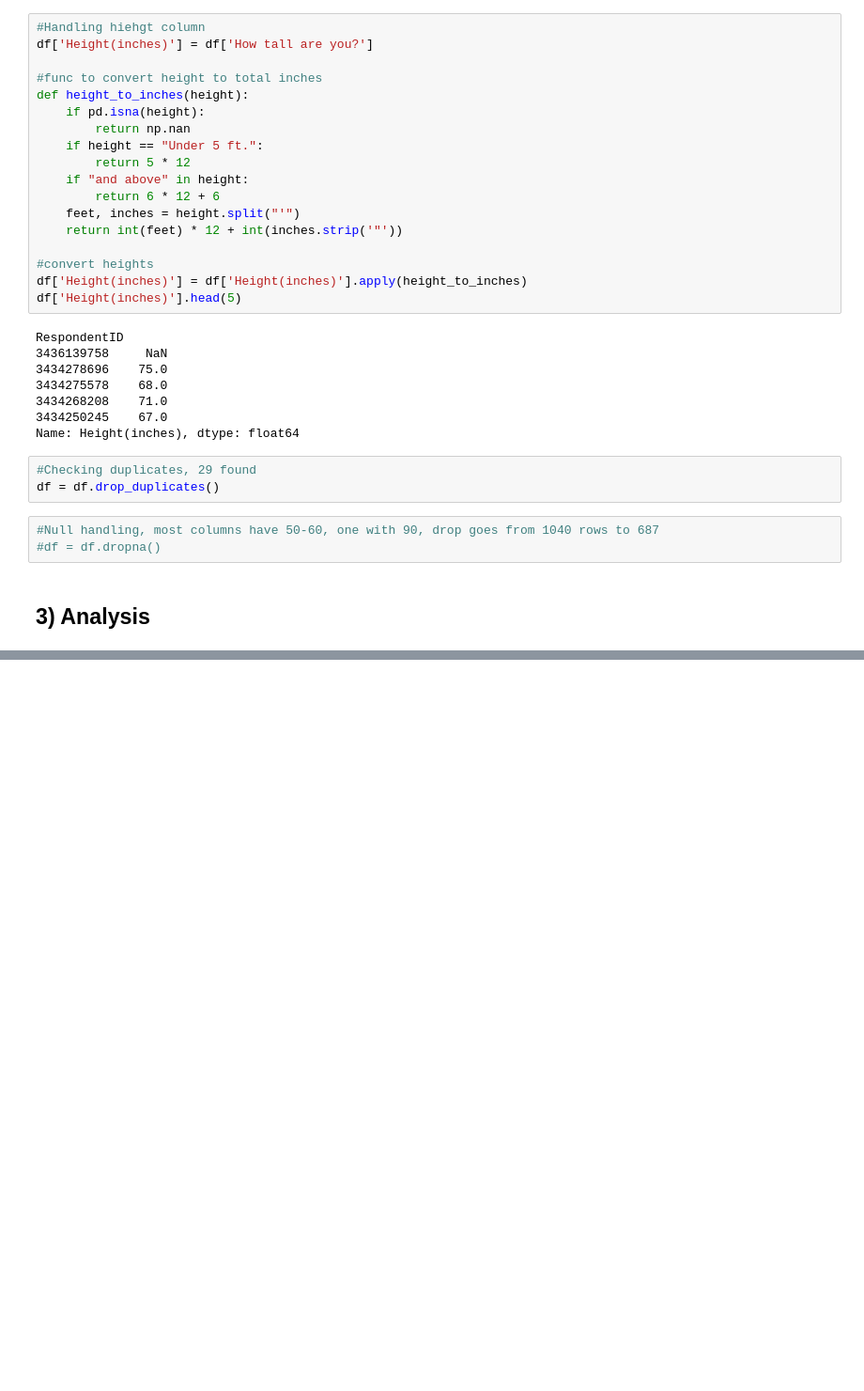
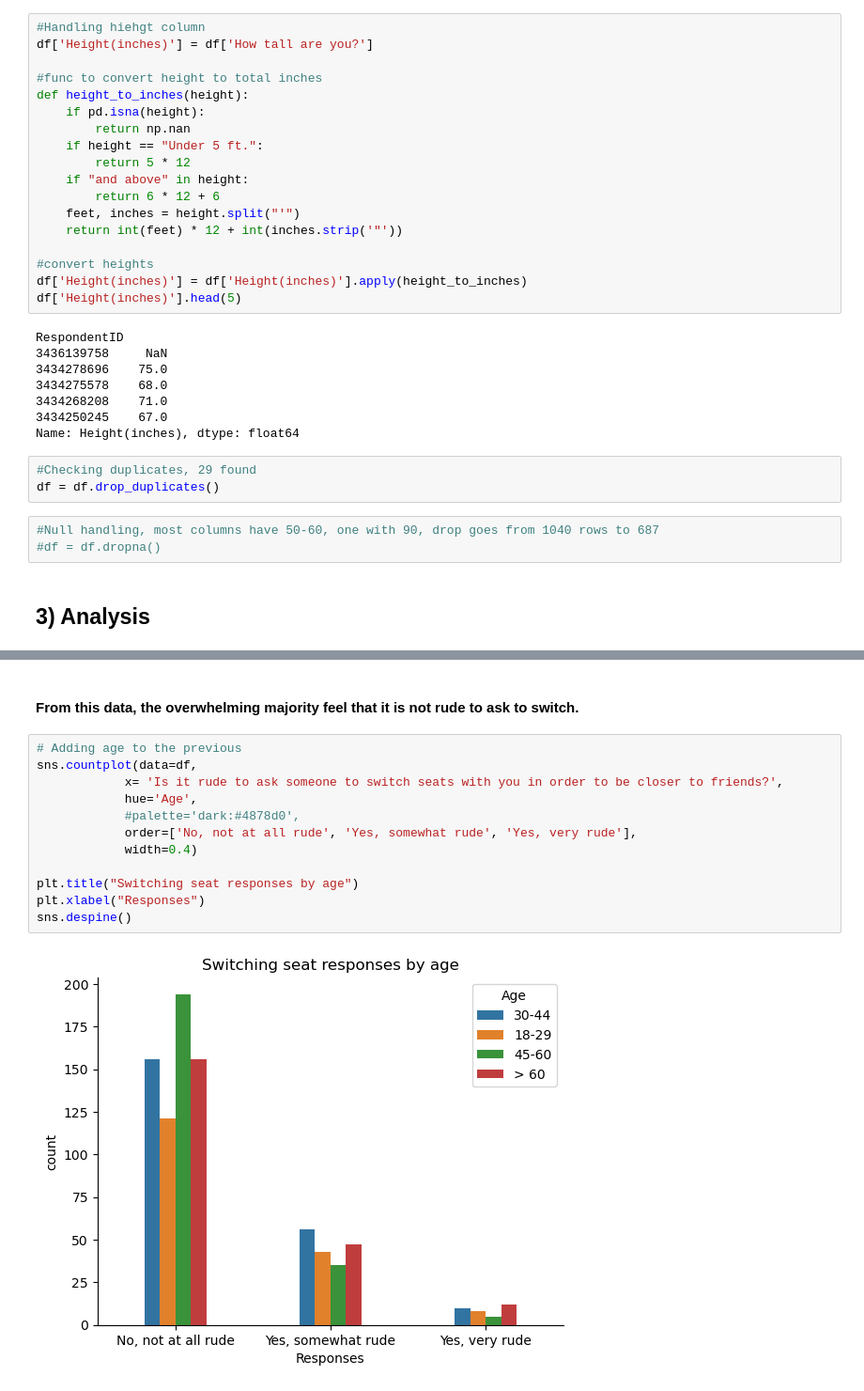
Before and after one commit to ConnorCritchley/AHDataPython, a Jupyter notebook: Data Labs/Lab 8 flights.ipynb, the cells around one changed output, grey strips where cells are left out. Shown: that part at 94% size. Saved outputs shown, nothing was run; the diff lists cells and outputs as text; blank space fills up the shorter version.

```diff
--- a/Data Labs/Lab 8 flights.ipynb
+++ b/Data Labs/Lab 8 flights.ipynb
@@ -67,0 +92,16 @@ array([nan, '30-44', '18-29', '45-60', '> 60'], dtype=object)
+# %% [markdown]
+#### From this data, the overwhelming majority feel that it is not rude to ask to switch.
+# %%
+# Adding age to the previous
+sns.countplot(data=df,
+            x= 'Is it rude to ask someone to switch seats with you in order to be closer to friends?',
+            hue='Age',
+            #palette='dark:#4878d0',
+            order=['No, not at all rude', 'Yes, somewhat rude', 'Yes, very rude'],
+            width=0.4)
+
+plt.title("Switching seat responses by age")
+plt.xlabel("Responses")
+sns.despine()
+# %% [output]
+[figure, added]
```
Also changed, not shown: parts of 7 cells of this notebook.
